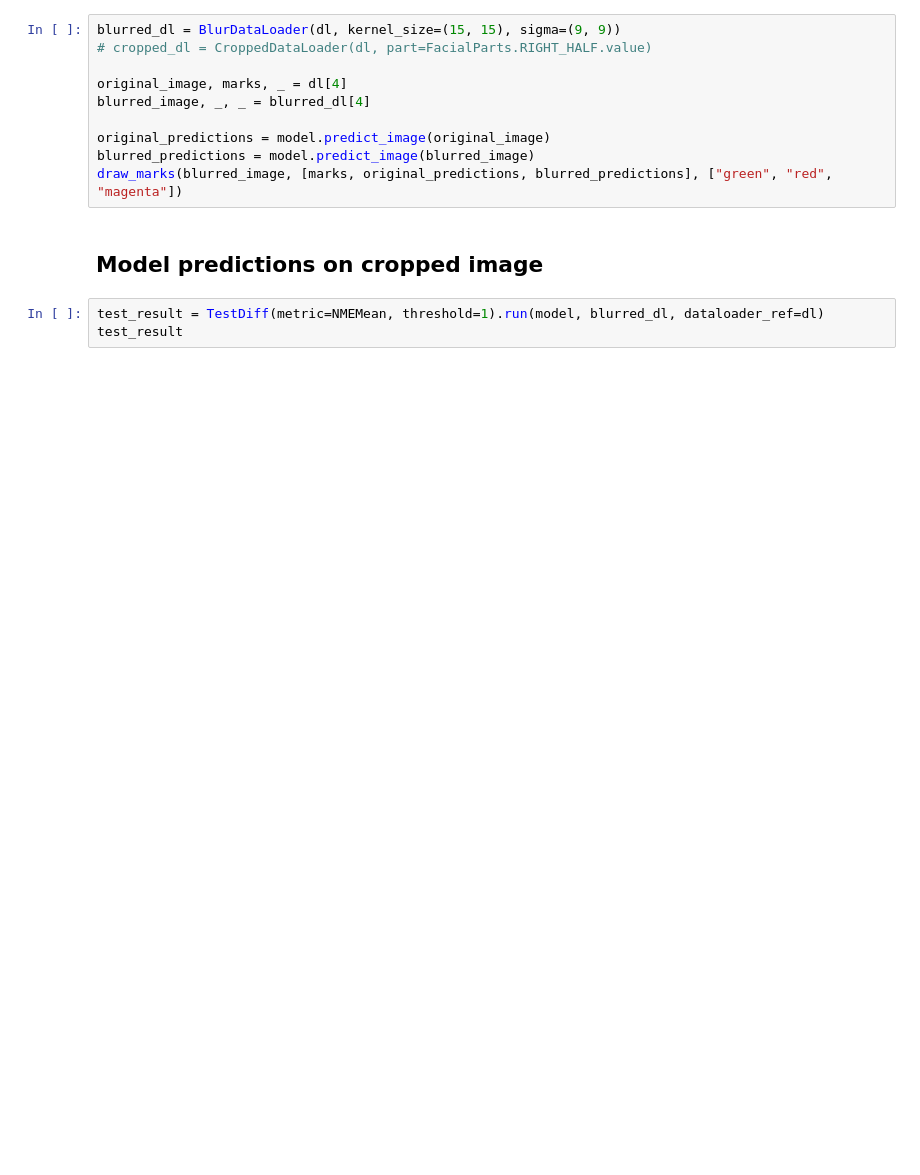
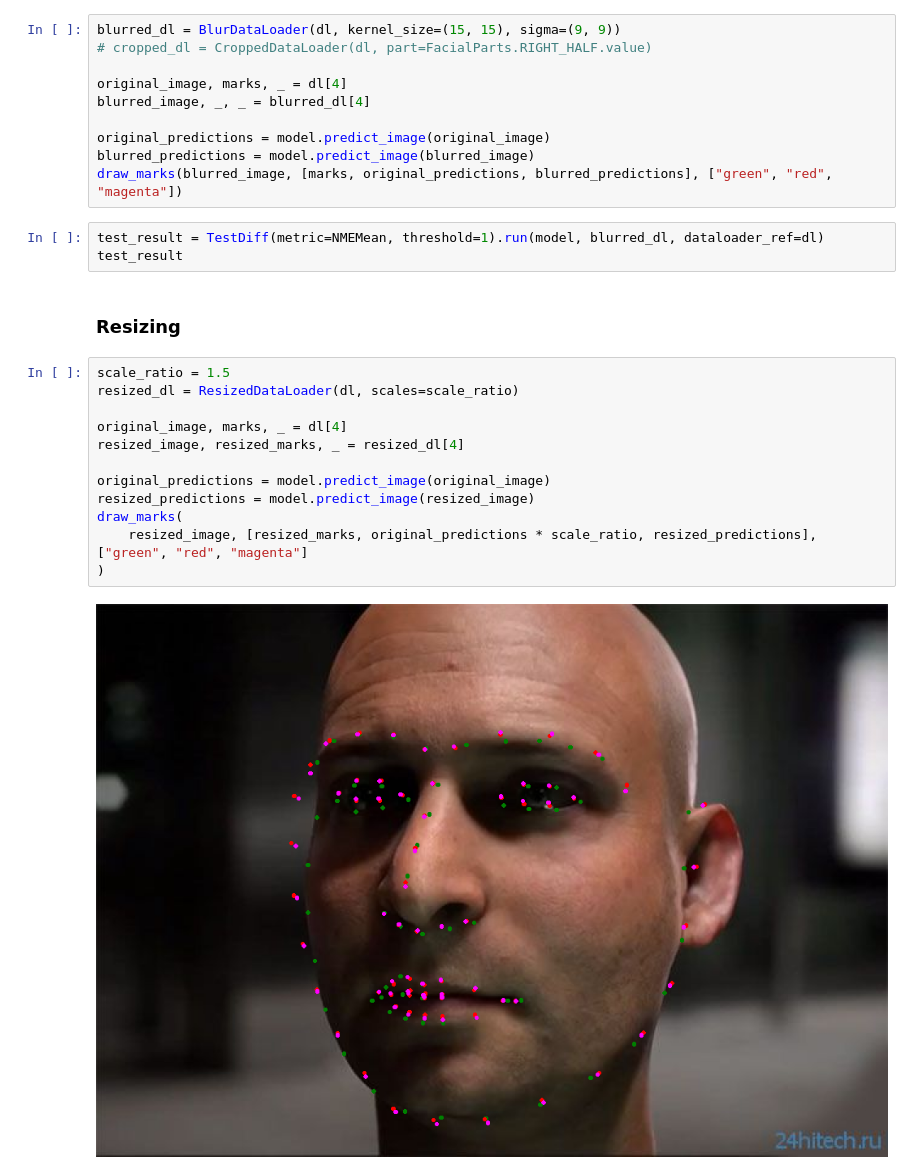
Before and after one commit to Giskard-AI/giskard-vision, a Jupyter notebook: examples/criteria2_classical_transformations.ipynb, the cells around one changed output. Drawn from its saved outputs; the diff is of its cells as text; blank space fills up the shorter version.

```diff
--- a/examples/criteria2_classical_transformations.ipynb
+++ b/examples/criteria2_classical_transformations.ipynb
@@ -25,8 +33,22 @@ blurred_image, _, _ = blurred_dl[4]
 original_predictions = model.predict_image(original_image)
 blurred_predictions = model.predict_image(blurred_image)
 draw_marks(blurred_image, [marks, original_predictions, blurred_predictions], ["green", "red", "magenta"])
-# %% [markdown]
-## Model predictions on cropped image
 # %%
 test_result = TestDiff(metric=NMEMean, threshold=1).run(model, blurred_dl, dataloader_ref=dl)
 test_result
+# %% [markdown]
+### Resizing
+# %%
+scale_ratio = 1.5
+resized_dl = ResizedDataLoader(dl, scales=scale_ratio)
+
+original_image, marks, _ = dl[4]
+resized_image, resized_marks, _ = resized_dl[4]
+
+original_predictions = model.predict_image(original_image)
+resized_predictions = model.predict_image(resized_image)
+draw_marks(
+    resized_image, [resized_marks, original_predictions * scale_ratio, resized_predictions], ["green", "red", "magenta"]
+)
+# %% [output]
+[figure, added]
```
Also changed, not shown: parts of 8 cells of this notebook.
